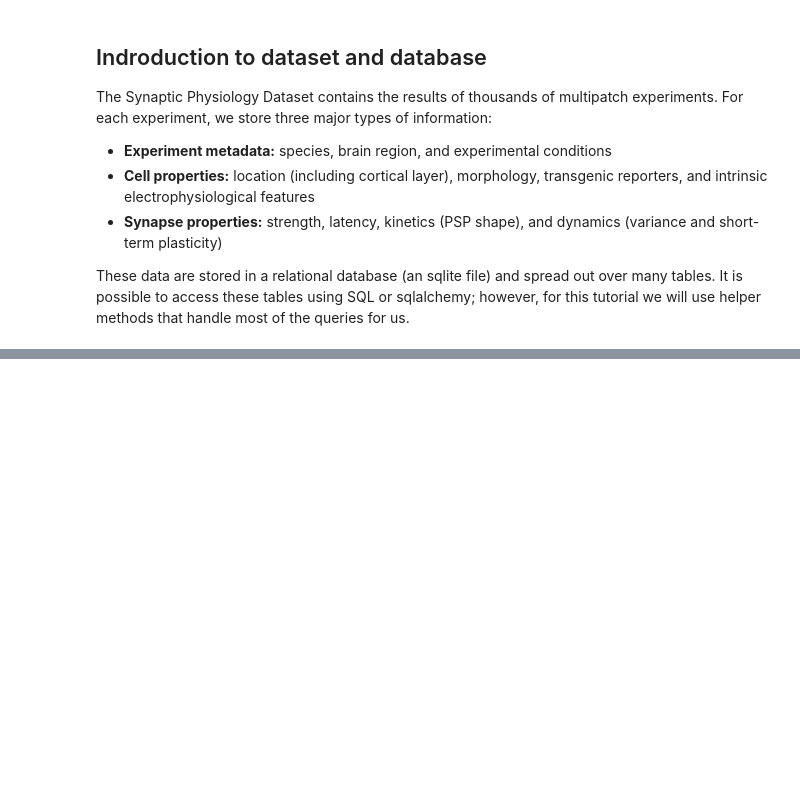
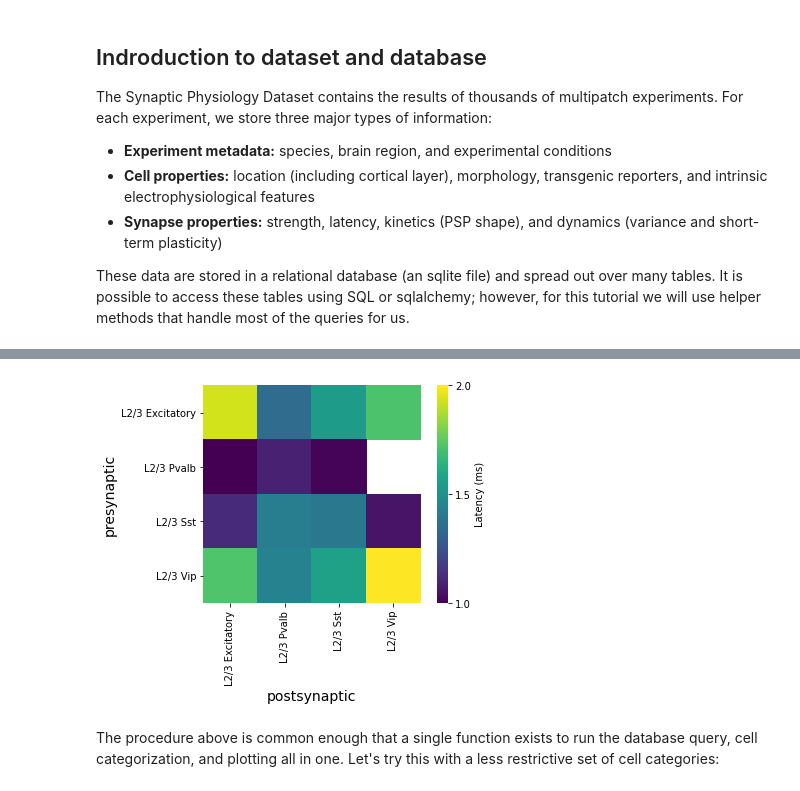
Before and after one commit to SophieW722/aisynphys, a Jupyter notebook: doc/tutorial.ipynb, the cells around one changed output, grey strips where cells are left out. Saved outputs shown, nothing was run; the diff lists cells and outputs as text; code cells hidden in the pictures; blank space fills up the shorter version.

```diff
--- a/doc/tutorial.ipynb
+++ b/doc/tutorial.ipynb
@@ -370,0 +126,10 @@ hm.set_ylabel("presynaptic", fontsize=14);
+# %%
+# load a dataframe of all all mouse synapses
+query = db.pair_query(
+    experiment_type='standard_multipatch',   # filter: just multipatch experiments
+    species='mouse',                         # filter: only human data
+    synapse=True,                            # filter: only cell pairs connected by synapse
+    preload=['synapse', 'cell'],             # include extra tables that contain synapse AND cell properties
+)
+synapses = query.dataframe()                 # query all records and convert to pandas dataframe
+print(f"Loaded {len(synapses)} synapses")
@@ -370,0 +149,10 @@ hm.set_ylabel("presynaptic", fontsize=14);
+# %%
+latency = synapses.pivot_table(
+    values='synapse.latency',
+    index='pre_category',
+    columns='post_category',
+    aggfunc='mean',
+    fill_value=float('nan'),
+)
+
+latency
@@ -370,0 +173,14 @@ hm.set_ylabel("presynaptic", fontsize=14);
+# %%
+import seaborn as sns
+
+hm = sns.heatmap(
+    latency * 1000,
+    cmap='viridis', vmin=1, vmax=2, square=True,
+    cbar_kws={"ticks":[1, 1.5, 2], 'label': 'Latency (ms)'}
+)
+hm.set_xlabel("postsynaptic", fontsize=14)
+hm.set_ylabel("presynaptic", fontsize=14);
+# %% [output]
+[figure, added]
+# %% [markdown]
+The procedure above is common enough that a single function exists to run the database query, cell categorization, and plotting all in one. Let's try this with a less restrictive set of cell categories:
```
Also changed, not shown: parts of 68 cells of this notebook.
